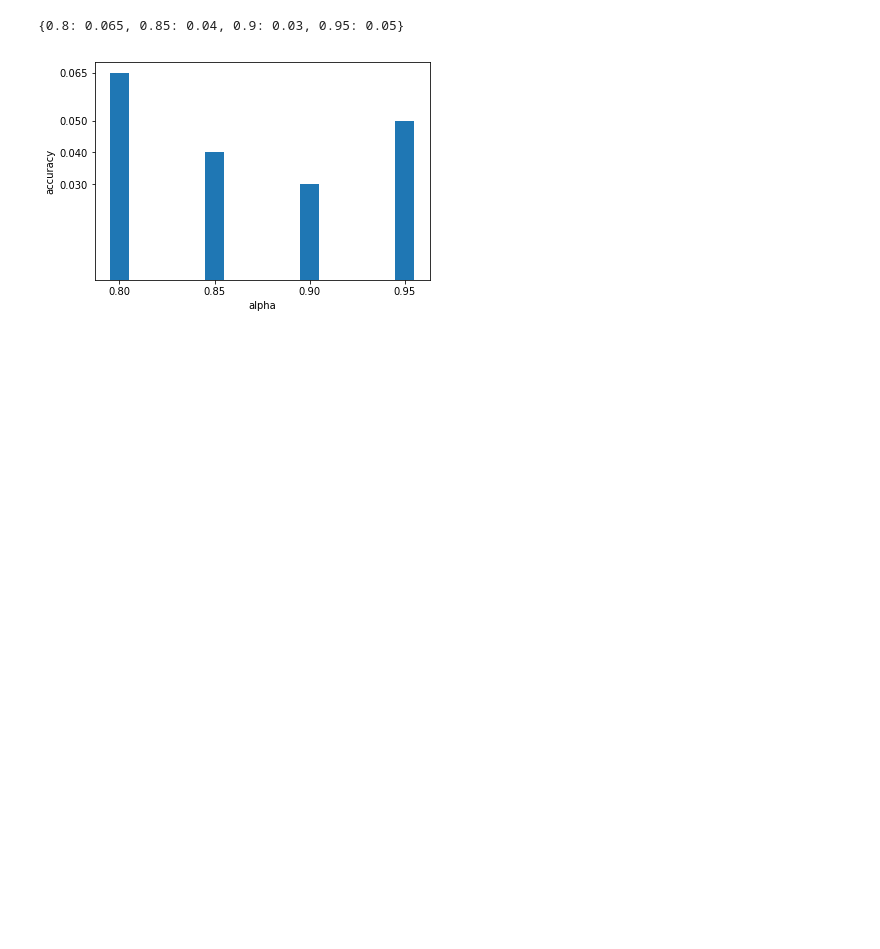
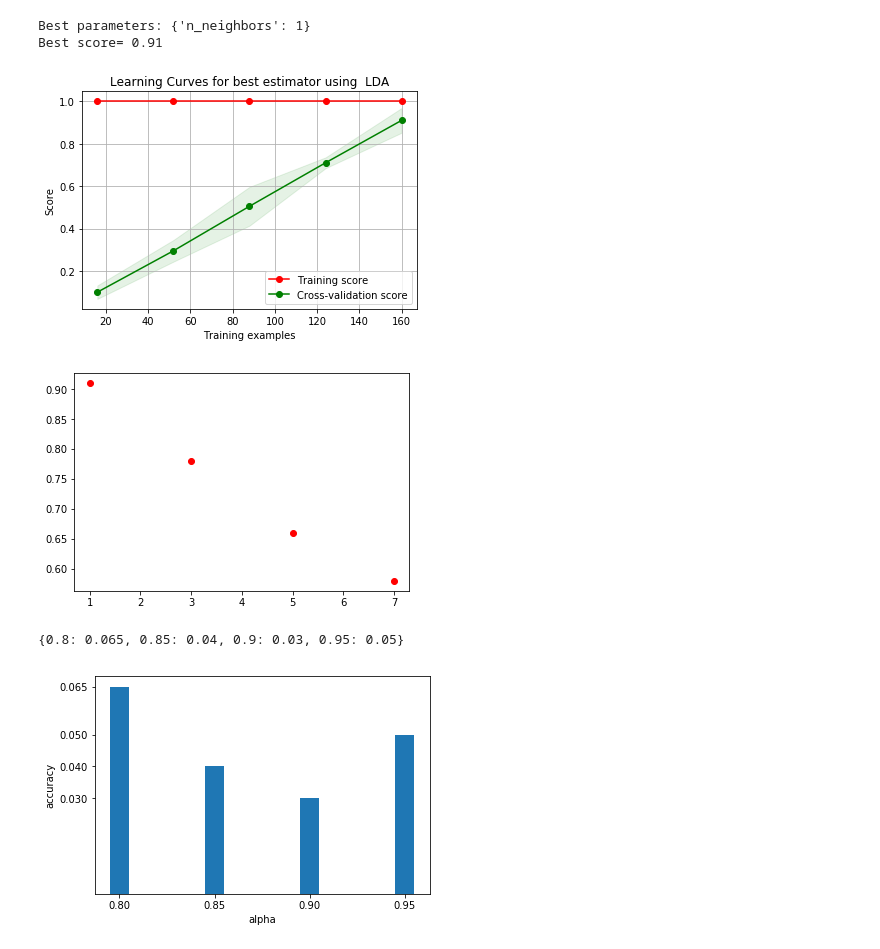
Before and after one commit to kmohab71/face_recognition, a Jupyter notebook: face_recognition/face_recognition.ipynb, the cells around one changed output. Drawn from its saved outputs; the diff is of its cells as text; code cells hidden in the pictures; blank space fills up the shorter version.

Commit message:
KNN parameters tuning

```diff
--- a/face_recognition/face_recognition.ipynb
+++ b/face_recognition/face_recognition.ipynb
@@ -64,7 +142,46 @@ def visualize(images,i):
+# %%
+def KNN_classifer(X_train_transformed, y_train,preprocessor_type):
+
+    #................................training........................................#
+    parameters = {'n_neighbors':[1,3,5,7]}
+    KNN=KNeighborsClassifier()
+    cv= KFold(n_splits=5,shuffle=True, random_state=5)
+    KNN_opt = GridSearchCV(KNN, parameters,cv=cv,n_jobs=-1,return_train_score=True)
+    KNN_opt.fit(X_train_transformed,  y_train)
+    print("Best parameters:",KNN_opt.best_params_)
+    print("Best score=",KNN_opt.best_score_ )
+    mean_train_score=KNN_opt.cv_results_['mean_train_score']
+    mean_test_score=KNN_opt.cv_results_['mean_test_score']
+    param= KNN_opt.cv_results_['params']
+
+
+    #..........................visualizing learning curves and tuning acuracies.......................#
+    title = "Learning Curves for best estimator using  "+ preprocessor_type
+    plt=plot_learning_curve(KNN_opt, title, X_train_transformed,  y_train, cv=cv)
+    plt.show()
+
+    plt.plot(parameters['n_neighbors'], mean_test_score, 'ro')
+    plt.show
+    return mean_train_score, mean_test_score, parameters
 # %%
+#def Main():
 data, images= read_dataset("orl_faces")
 train_x, train_y, test_x, test_y= data_splitting(data)
 train_70_X, train_70_y, test_70_X, test_70_y=data_splitting_70(data)
+
+## PCA
+#preprocessor_type= "PCA"
+#mean_train_score, mean_test_score,parameters =KNN_classifer(train_x, train_y, preprocessor_type)
+
+
+## LDA
+preprocessor_type="LDA"
+mean_train_score, mean_test_score,parameters =KNN_classifer(train_x, train_y,preprocessor_type)
+# %% [output]
+Best parameters: {'n_neighbors': 1}
+Best score= 0.91
+[figure, added]
+[figure, added]
 # %%
 def FOTV(eig_vals,totVar,alphas):
     I=dict()
```
Also changed, not shown: parts of 7 cells of this notebook, 1 other file.
